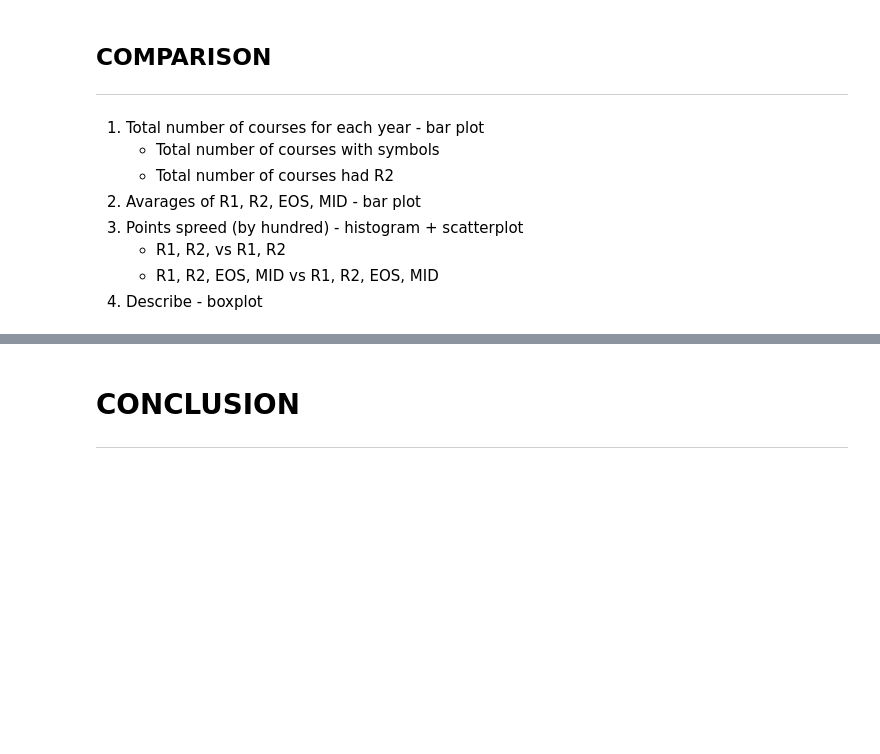
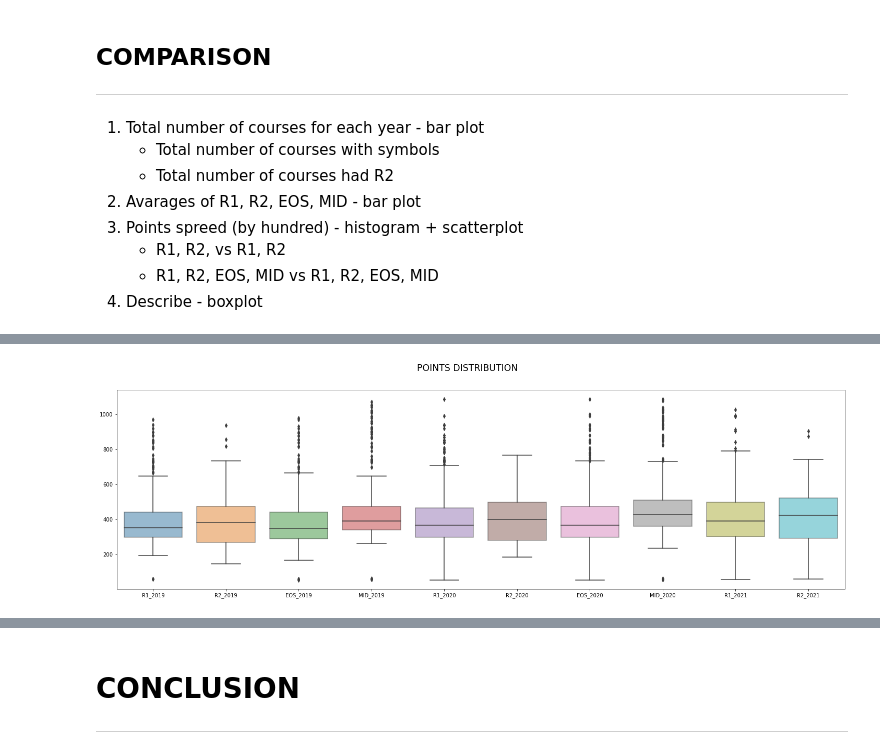
Before and after one commit to AnteDujic/Fundamentals-of-Data-Analysis, a Jupyter notebook: cao.ipynb, the cells around one changed output, grey strips where cells are left out. Saved outputs shown, nothing was run; the diff lists cells and outputs as text; code cells hidden in the pictures; blank space fills up the shorter version.

```diff
--- a/cao.ipynb
+++ b/cao.ipynb
@@ -702,0 +700,8 @@ plt.show()
+# %%
+fig, axs = plt.subplots(figsize = (25,7))
+fig.suptitle ("POINTS DISTRIBUTION \n\n", size = "xx-large")
+
+sns.boxplot(data = df_numeric, boxprops=dict(alpha=0.5))
+plt.show()
+# %% [output]
+[figure, added]
```
Also changed, not shown: parts of 42 cells of this notebook, 30 other files.
